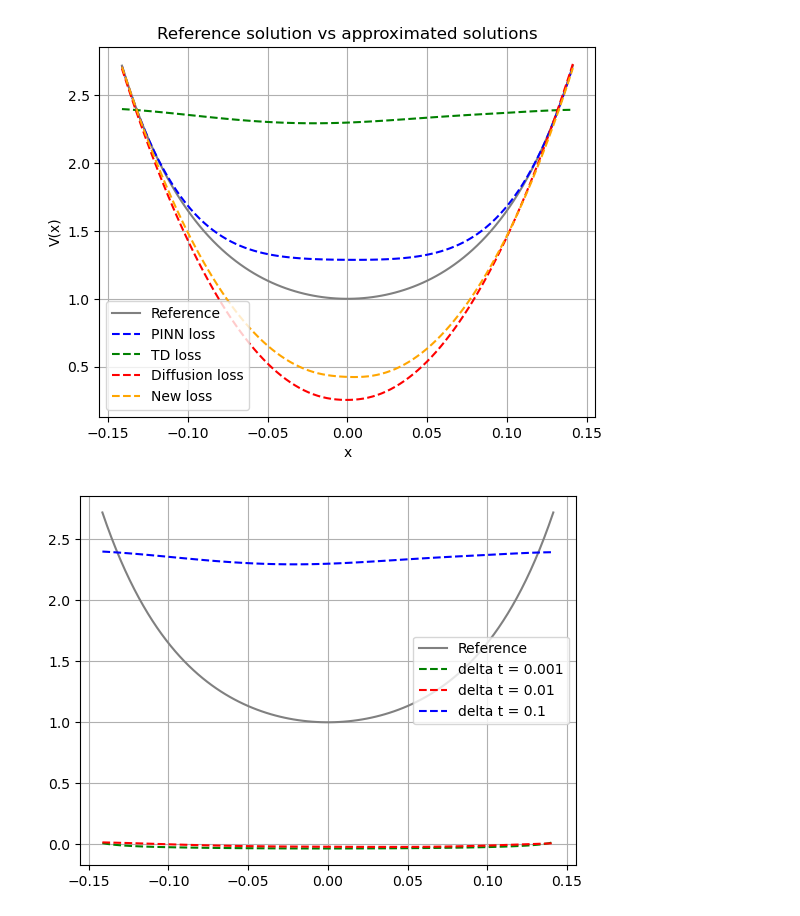
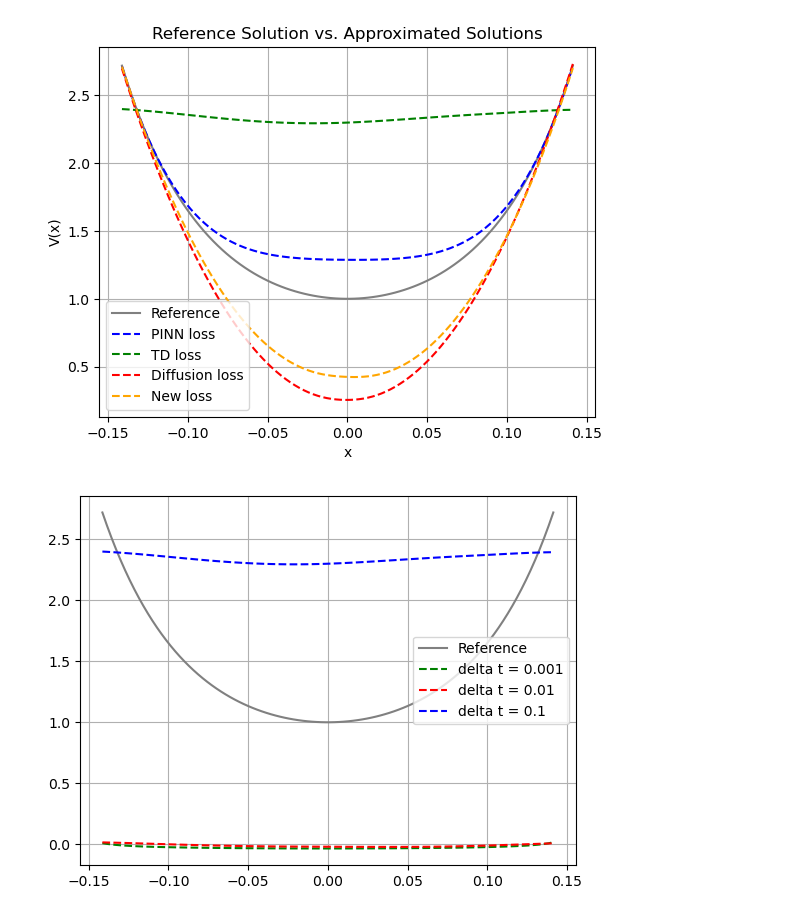
Before and after one commit to lucaspauker/path-space-PDE-solver, a Jupyter notebook: my_experiments/Aggregate.ipynb, the cells around one changed output. Saved outputs shown, nothing was run; the diff lists cells and outputs as text; code cells hidden in the pictures.

```diff
--- a/my_experiments/Aggregate.ipynb
+++ b/my_experiments/Aggregate.ipynb
@@ -41,29 +41,29 @@ with open('../New_Method_Working_113022.pickle', 'rb') as f:
 # %%
 d = 50
 L = 220000
 print_every = 500
 delta_t = 0.001
 N = 20
 
 problem = ExponentialOnBallNonlinearSin(d=d)
 
 X = pt.cat([pt.linspace(-1 / np.sqrt(d), 1 / np.sqrt(d), 100).unsqueeze(1).repeat(1, d)], 1).to(device)
 
 plt.plot(X[:, 0].detach().cpu().numpy(), problem.v_true(X.detach()).squeeze().cpu().numpy(), color='gray', label='Reference')
 plt.plot(X[:, 0].detach().cpu().numpy(), model_pinn.V(X).detach().cpu().numpy()[:, 0], '--', color='blue', label='PINN loss')
 plt.plot(X[:, 0].detach().cpu().numpy(), model_td_1.V(X).detach().cpu().numpy()[:, 0], '--', color='green', label='TD loss')
 plt.plot(X[:, 0].detach().cpu().numpy(), model_diff.V(X).detach().cpu().numpy()[:, 0], '--', color='red', label='Diffusion loss')
 plt.plot(X[:, 0].detach().cpu().numpy(), model_new.V(X).detach().cpu().numpy()[:, 0], '--', color='orange', label='New loss')
 
 plt.xlabel("x")
 plt.ylabel("V(x)")
-plt.title("Reference solution vs approximated solutions")
+plt.title("Reference Solution vs. Approximated Solutions")
 
 plt.grid()
 plt.legend()
 plt.show()
 # %% [output]
-[figure, old version]
+[figure, new version]
 # %%
 d = 50
 L = 220000
```
Also changed, not shown: parts of 4 cells of this notebook, 2 other files.
